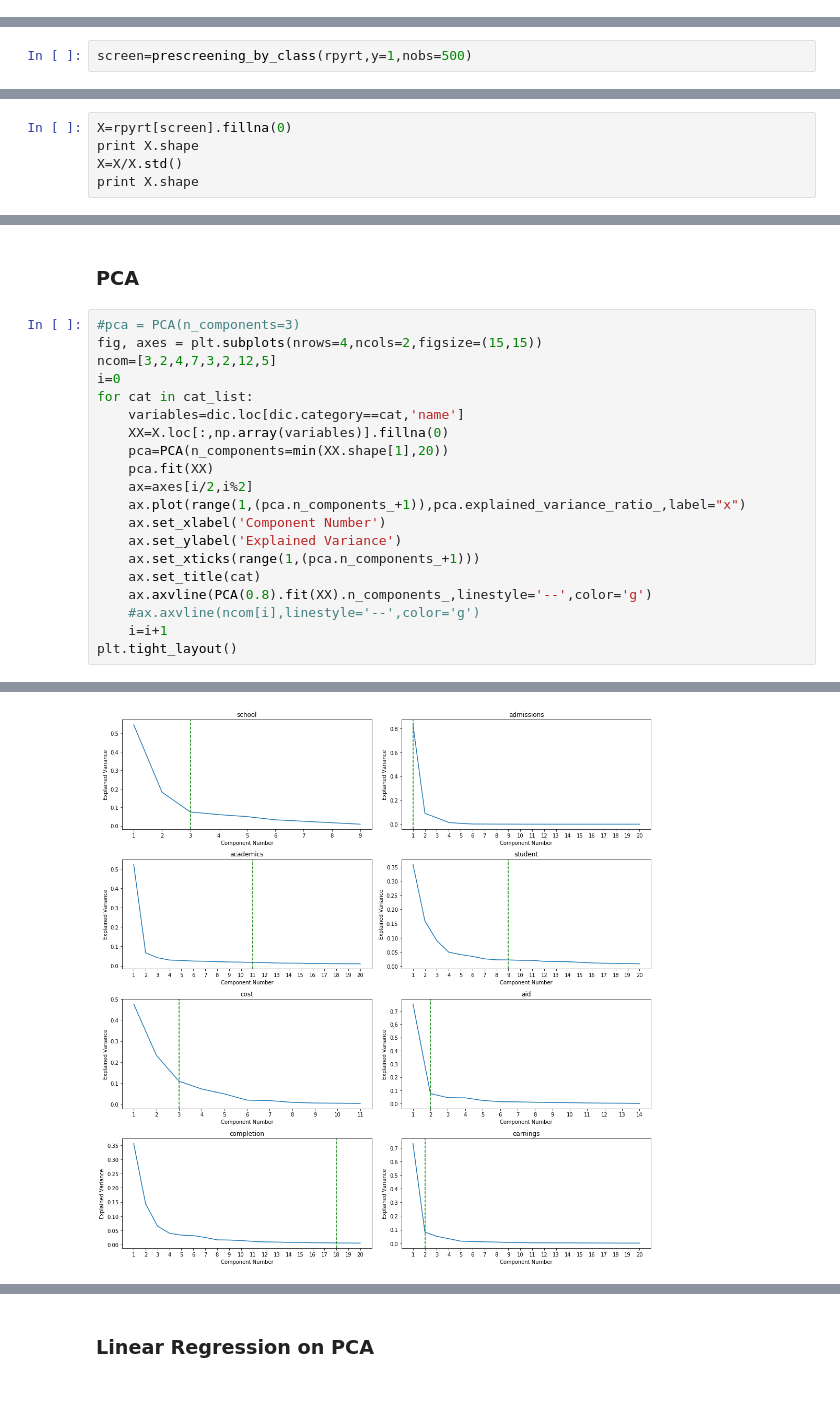
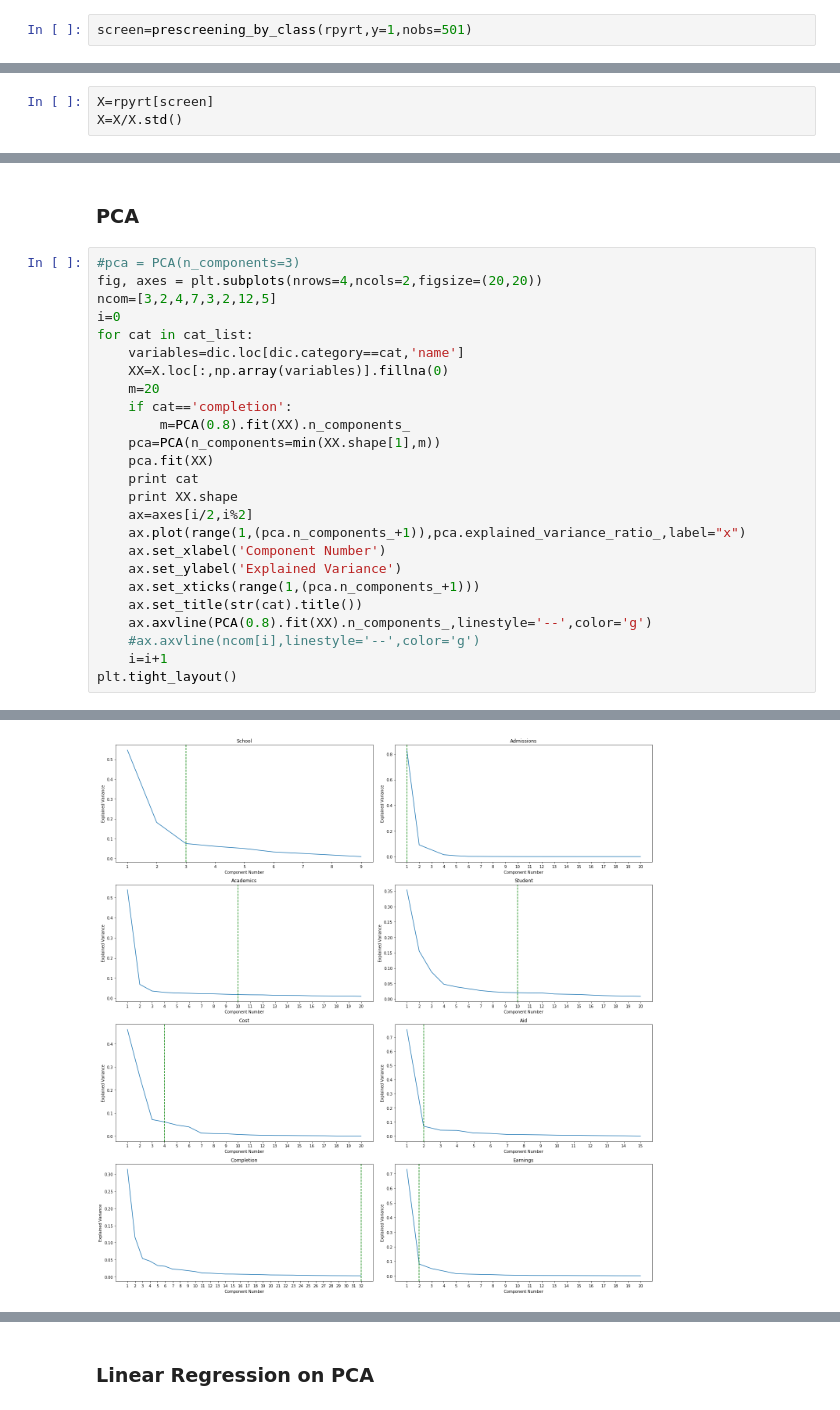
Before and after one commit to UNCG-CSE/Uni-X, a Jupyter notebook: codes/PCA_Regression.ipynb, the cells around one changed output, grey strips where cells are left out. Saved outputs shown, nothing was run; the diff lists cells and outputs as text.

```diff
--- a/codes/PCA_Regression.ipynb
+++ b/codes/PCA_Regression.ipynb
@@ -29,2 +31,4 @@ rpyrt.RPY_1YR_RT=np.log(y/(1-y))
+# %%
+screen=prescreening_by_class(rpyrt,y=1,nobs=501)
 # %%
 rpyrt.fillna(0,inplace=True)
@@ -53,9 +35,5 @@ Name: RPY_1YR_RT, Length: 35027, dtype: float64
-# %%
-screen=prescreening_by_class(rpyrt,y=1,nobs=500)
 # %%
 dic=dic.loc[dic['name'].isin(screen),:]
 # %%
-X=rpyrt[screen].fillna(0)
-print X.shape
+X=rpyrt[screen]
 X=X/X.std()
-print X.shape
@@ -66,20 +59,25 @@ print X.shape
 ### PCA
 # %%
 #pca = PCA(n_components=3)
-fig, axes = plt.subplots(nrows=4,ncols=2,figsize=(15,15))
+fig, axes = plt.subplots(nrows=4,ncols=2,figsize=(20,20))
 ncom=[3,2,4,7,3,2,12,5]
 i=0
 for cat in cat_list:
     variables=dic.loc[dic.category==cat,'name']
     XX=X.loc[:,np.array(variables)].fillna(0)
-    pca=PCA(n_components=min(XX.shape[1],20))
+    m=20
+    if cat=='completion':
+        m=PCA(0.8).fit(XX).n_components_
+    pca=PCA(n_components=min(XX.shape[1],m))
     pca.fit(XX)
+    print cat
+    print XX.shape
     ax=axes[i/2,i%2]
     ax.plot(range(1,(pca.n_components_+1)),pca.explained_variance_ratio_,label="x")
     ax.set_xlabel('Component Number')
     ax.set_ylabel('Explained Variance')
     ax.set_xticks(range(1,(pca.n_components_+1)))
-    ax.set_title(cat)
+    ax.set_title(str(cat).title())
     ax.axvline(PCA(0.8).fit(XX).n_components_,linestyle='--',color='g')
     #ax.axvline(ncom[i],linestyle='--',color='g')
     i=i+1
@@ -88 +102 @@ plt.tight_layout()
-[figure, old version]
+[figure, new version]
```
Also changed, not shown: parts of 33 cells of this notebook, 2 other files.
